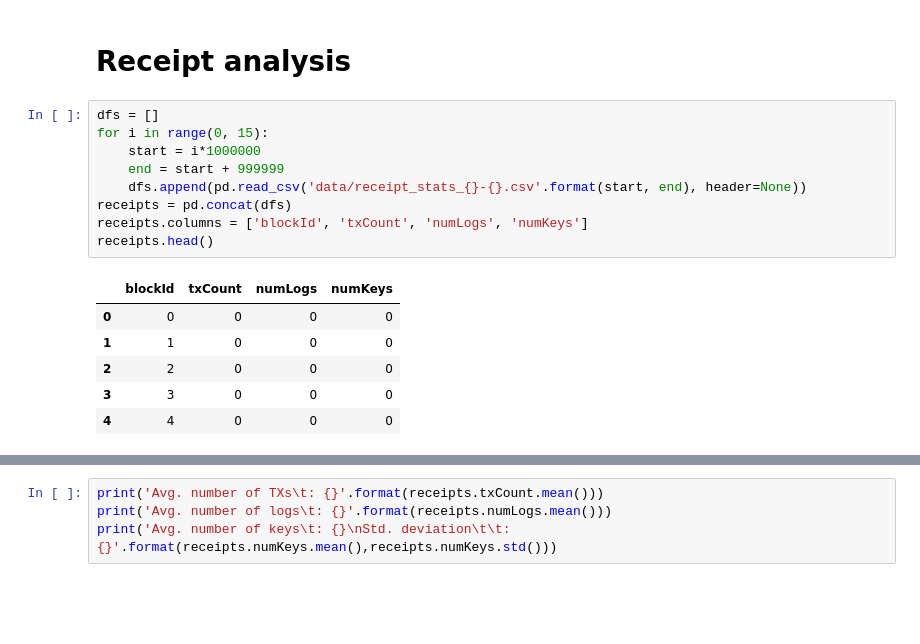
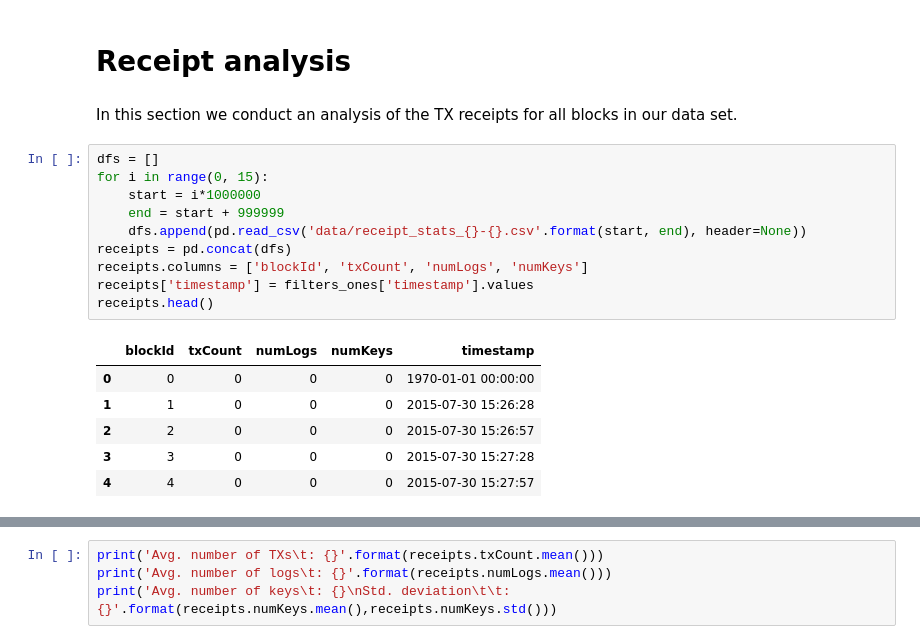
Before and after one commit to mloporchio/LogsBloomAnalysis, a Jupyter notebook: stats.ipynb, the cells around one changed output, grey strips where cells are left out. Cells and saved outputs as stored; diff of their text form; blank space fills up the shorter version.

```diff
--- a/stats.ipynb
+++ b/stats.ipynb
@@ -75,18 +95,21 @@ plt.show()
 # %% [markdown]
 # Receipt analysis
+# %% [markdown]
+In this section we conduct an analysis of the TX receipts for all blocks in our data set.
 # %%
 dfs = []
 for i in range(0, 15):
     start = i*1000000
     end = start + 999999
     dfs.append(pd.read_csv('data/receipt_stats_{}-{}.csv'.format(start, end), header=None))
 receipts = pd.concat(dfs)
 receipts.columns = ['blockId', 'txCount', 'numLogs', 'numKeys']
+receipts['timestamp'] = filters_ones['timestamp'].values
 receipts.head()
 # %% [output]
-|  | blockId | txCount | numLogs | numKeys |
-| 0 | 0 | 0 | 0 | 0 |
-| 1 | 1 | 0 | 0 | 0 |
-| 2 | 2 | 0 | 0 | 0 |
-| 3 | 3 | 0 | 0 | 0 |
-| 4 | 4 | 0 | 0 | 0 |
+|  | blockId | txCount | numLogs | numKeys | timestamp |
+| 0 | 0 | 0 | 0 | 0 | 1970-01-01 00:00:00 |
+| 1 | 1 | 0 | 0 | 0 | 2015-07-30 15:26:28 |
+| 2 | 2 | 0 | 0 | 0 | 2015-07-30 15:26:57 |
+| 3 | 3 | 0 | 0 | 0 | 2015-07-30 15:27:28 |
+| 4 | 4 | 0 | 0 | 0 | 2015-07-30 15:27:57 |
```
Also changed, not shown: parts of 16 cells of this notebook, 11 other files.
